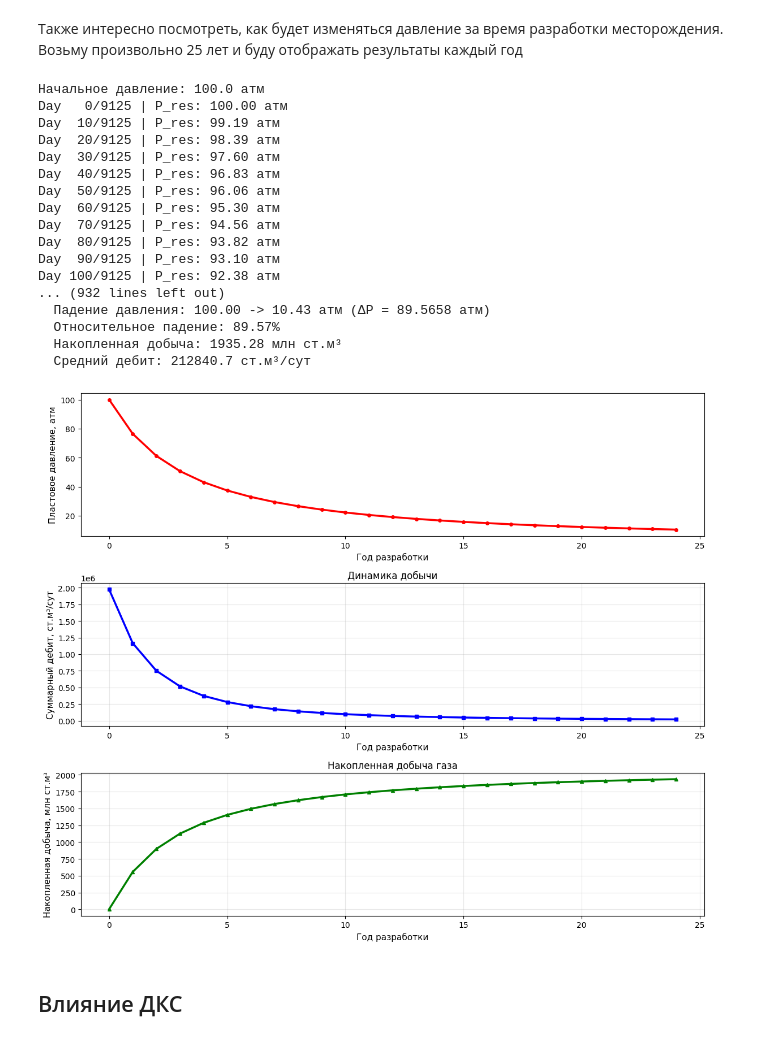
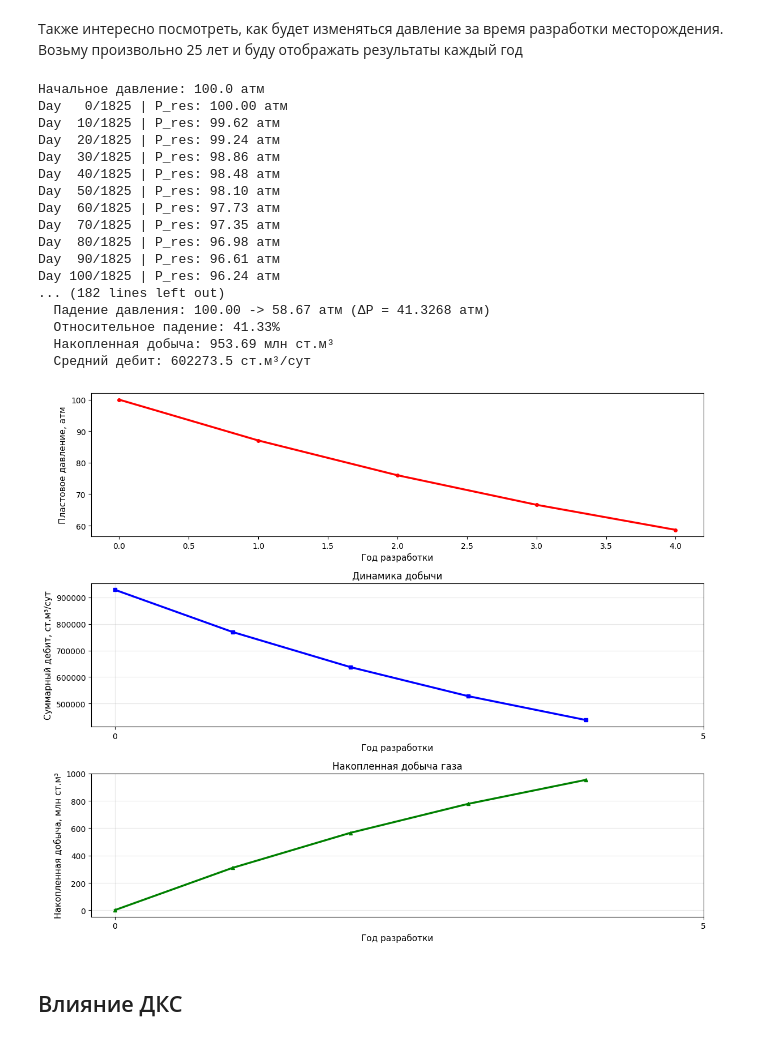
Before and after one commit to anvs11/gas_field_simulator, a Jupyter notebook: final_project/курсовая.ipynb, the cells around one changed output. Saved outputs shown, nothing was run; the diff lists cells and outputs as text; code cells hidden in the pictures.

```diff
--- a/final_project/курсовая.ipynb
+++ b/final_project/курсовая.ipynb
@@ -907,7 +912,7 @@ plt.show()
 Также интересно посмотреть, как будет изменяться давление за время разработки месторождения. Возьму произвольно 25 лет и буду отображать результаты каждый год
 # %%
 reservoir.resprops.P = 100.0
-N_years = 25
+N_years = 5
 days_per_year = 365
 total_days = N_years * days_per_year
 
@@ -959,50 +964,50 @@ years = [d['year'] for d in yearly_data]
 p_res_vals = [d['P_res'] for d in yearly_data]
 axes[0].plot(years, p_res_vals, 'r-', linewidth=2.5, marker='o', markersize=4)
 axes[0].set_xlabel('Год разработки', fontsize=11)
 axes[0].set_ylabel('Пластовое давление, атм', fontsize=11)
 axes[1].set_title('Динамика давления', fontsize=12)
 axes[1].grid(alpha=0.3)
 axes[1].set_xticks(range(0, N_years+1, 5))
 
 # график 2 - дебит по годам
 q_vals = [d['q_total'] for d in yearly_data]
 axes[1].plot(years, q_vals, 'b-', linewidth=2.5, marker='s', markersize=4)
 axes[1].set_xlabel('Год разработки', fontsize=11)
 axes[1].set_ylabel('Суммарный дебит, ст.м³/сут', fontsize=11)
 axes[1].set_title('Динамика добычи', fontsize=12)
 axes[1].grid(alpha=0.3)
 axes[1].set_xticks(range(0, N_years+1, 5))
 
 # график 3 - накопленная добыча
 gp_vals = [d['Gp'] for d in yearly_data]
 axes[2].plot(years, gp_vals, 'g-', linewidth=2.5, marker='^', markersize=4)
 axes[2].set_xlabel('Год разработки', fontsize=11)
 axes[2].set_ylabel('Накопленная добыча, млн ст.м³', fontsize=11)
 axes[2].set_title('Накопленная добыча газа', fontsize=12)
 axes[2].grid(alpha=0.3)
 axes[2].set_xticks(range(0, N_years+1, 5))
 
 plt.tight_layout()
 plt.show()
 # %% [output]
 Начальное давление: 100.0 атм
-Day   0/9125 | P_res: 100.00 атм
-Day  10/9125 | P_res: 99.19 атм
-Day  20/9125 | P_res: 98.39 атм
-Day  30/9125 | P_res: 97.60 атм
-Day  40/9125 | P_res: 96.83 атм
-Day  50/9125 | P_res: 96.06 атм
-Day  60/9125 | P_res: 95.30 атм
-Day  70/9125 | P_res: 94.56 атм
-Day  80/9125 | P_res: 93.82 атм
-Day  90/9125 | P_res: 93.10 атм
-Day 100/9125 | P_res: 92.38 атм
-... (932 lines left out)
-  Падение давления: 100.00 -> 10.43 атм (ΔP = 89.5658 атм)
-  Относительное падение: 89.57%
-  Накопленная добыча: 1935.28 млн ст.м³
-  Средний дебит: 212840.7 ст.м³/сут
+Day   0/1825 | P_res: 100.00 атм
+Day  10/1825 | P_res: 99.62 атм
+Day  20/1825 | P_res: 99.24 атм
+Day  30/1825 | P_res: 98.86 атм
+Day  40/1825 | P_res: 98.48 атм
+Day  50/1825 | P_res: 98.10 атм
+Day  60/1825 | P_res: 97.73 атм
+Day  70/1825 | P_res: 97.35 атм
+Day  80/1825 | P_res: 96.98 атм
+Day  90/1825 | P_res: 96.61 атм
+Day 100/1825 | P_res: 96.24 атм
+... (182 lines left out)
+  Падение давления: 100.00 -> 58.67 атм (ΔP = 41.3268 атм)
+  Относительное падение: 41.33%
+  Накопленная добыча: 953.69 млн ст.м³
+  Средний дебит: 602273.5 ст.м³/сут
-[figure, old version]
+[figure, new version]
 # %% [markdown]
 ## Влияние ДКС
 # %%
```
Also changed, not shown: parts of 15 cells of this notebook, 2 other files.
